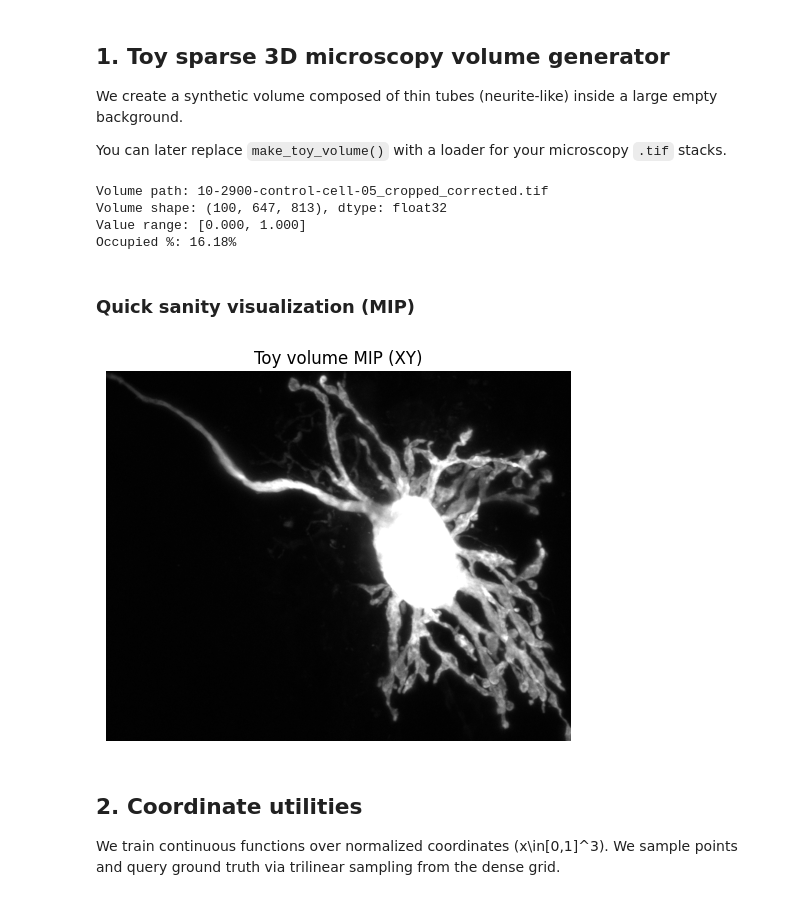
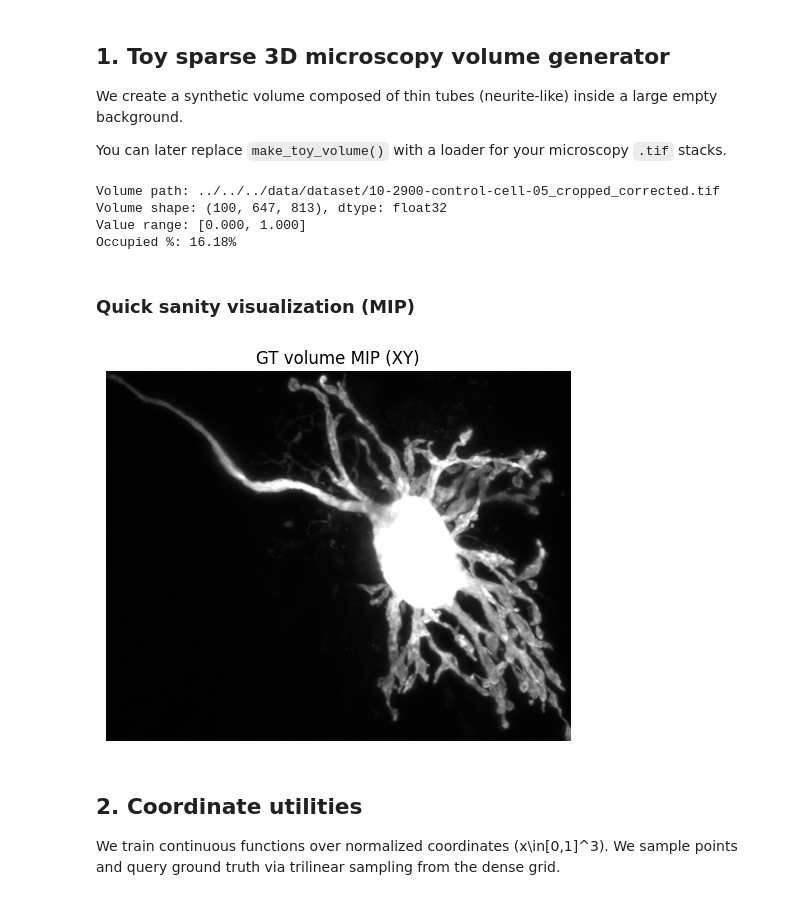
Before and after one commit to asheibanifard/VolMicro, a Jupyter notebook: tops_gate_reference.ipynb, the cells around one changed output. Cells and saved outputs as stored; diff of their text form; code cells hidden in the pictures.

```diff
--- a/tops_gate_reference.ipynb
+++ b/tops_gate_reference.ipynb
@@ -40,7 +40,7 @@ You can later replace `make_toy_volume()` with a loader for your microscopy `.ti
 import tifffile
 
 # Load the cropped corrected volume
-volume_path = "10-2900-control-cell-05_cropped_corrected.tif"
+volume_path = "../../../data/dataset/10-2900-control-cell-05_cropped_corrected.tif"
 V_np = tifffile.imread(volume_path).astype(np.float32)
 
 # Normalize to [0, 1]
@@ -54,7 +54,7 @@ print(f"Volume shape: {V_np.shape}, dtype: {V_np.dtype}")
 print(f"Value range: [{V_np.min():.3f}, {V_np.max():.3f}]")
 print(f"Occupied %: {100.0*M_np.mean():.2f}%")
 # %% [output]
-Volume path: 10-2900-control-cell-05_cropped_corrected.tif
+Volume path: ../../../data/dataset/10-2900-control-cell-05_cropped_corrected.tif
 Volume shape: (100, 647, 813), dtype: float32
 Value range: [0.000, 1.000]
 Occupied %: 16.18%
@@ -63,17 +63,17 @@ Occupied %: 16.18%
 # %%
 import matplotlib.pyplot as plt
 
 def mip_xy(V):
     # max over z
     return V.max(axis=0)
 
 plt.figure()
 plt.imshow(mip_xy(V_np), cmap="gray")
-plt.title("Toy volume MIP (XY)")
+plt.title("GT volume MIP (XY)")
 plt.axis("off")
 plt.show()
 # %% [output]
-[figure, old version]
+[figure, new version]
 # %% [markdown]
 ## 2. Coordinate utilities
 We train continuous functions over normalized coordinates \(x\in[0,1]^3\).
```
Also changed, not shown: parts of 1 cell of this notebook.
